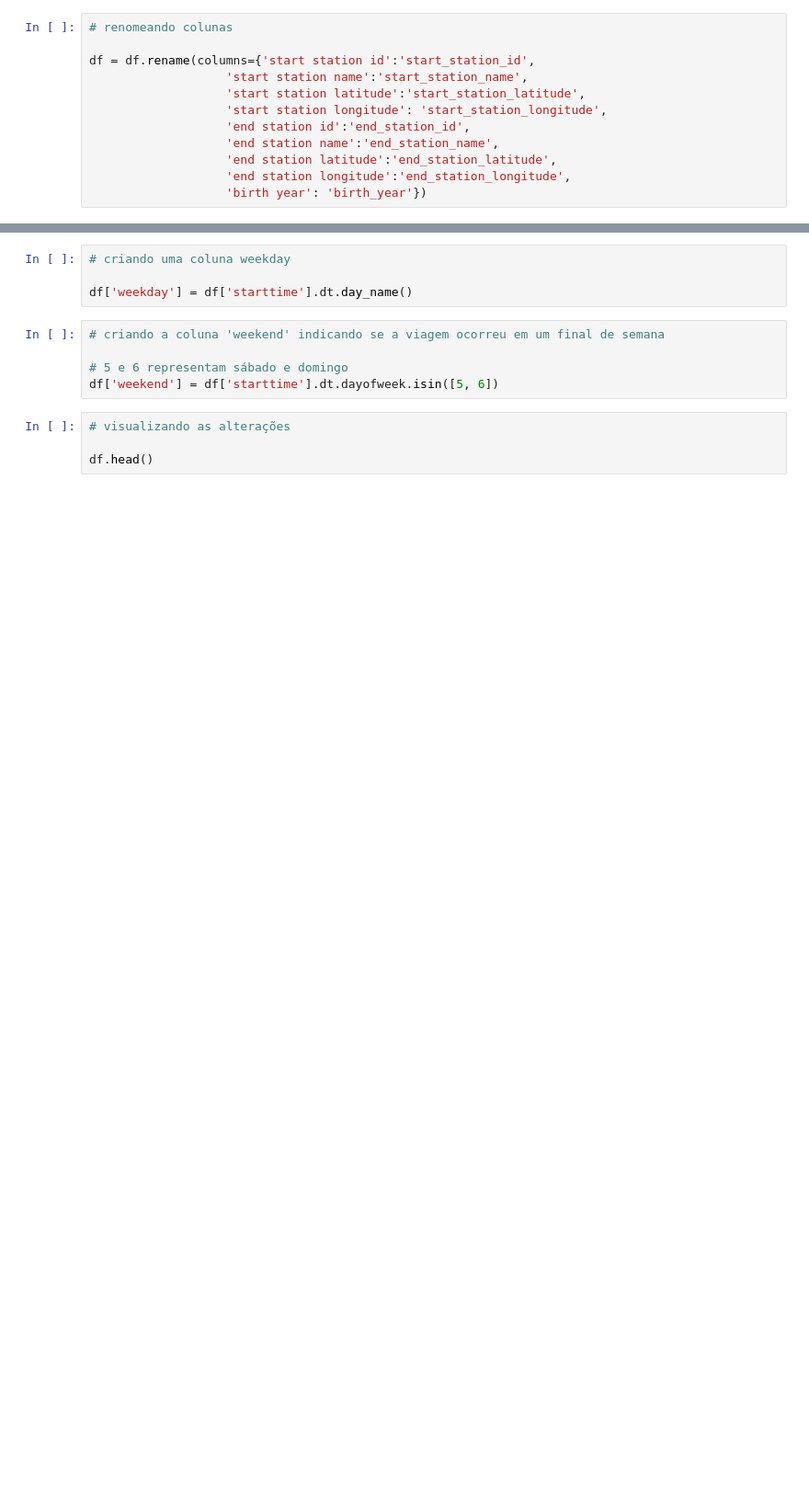
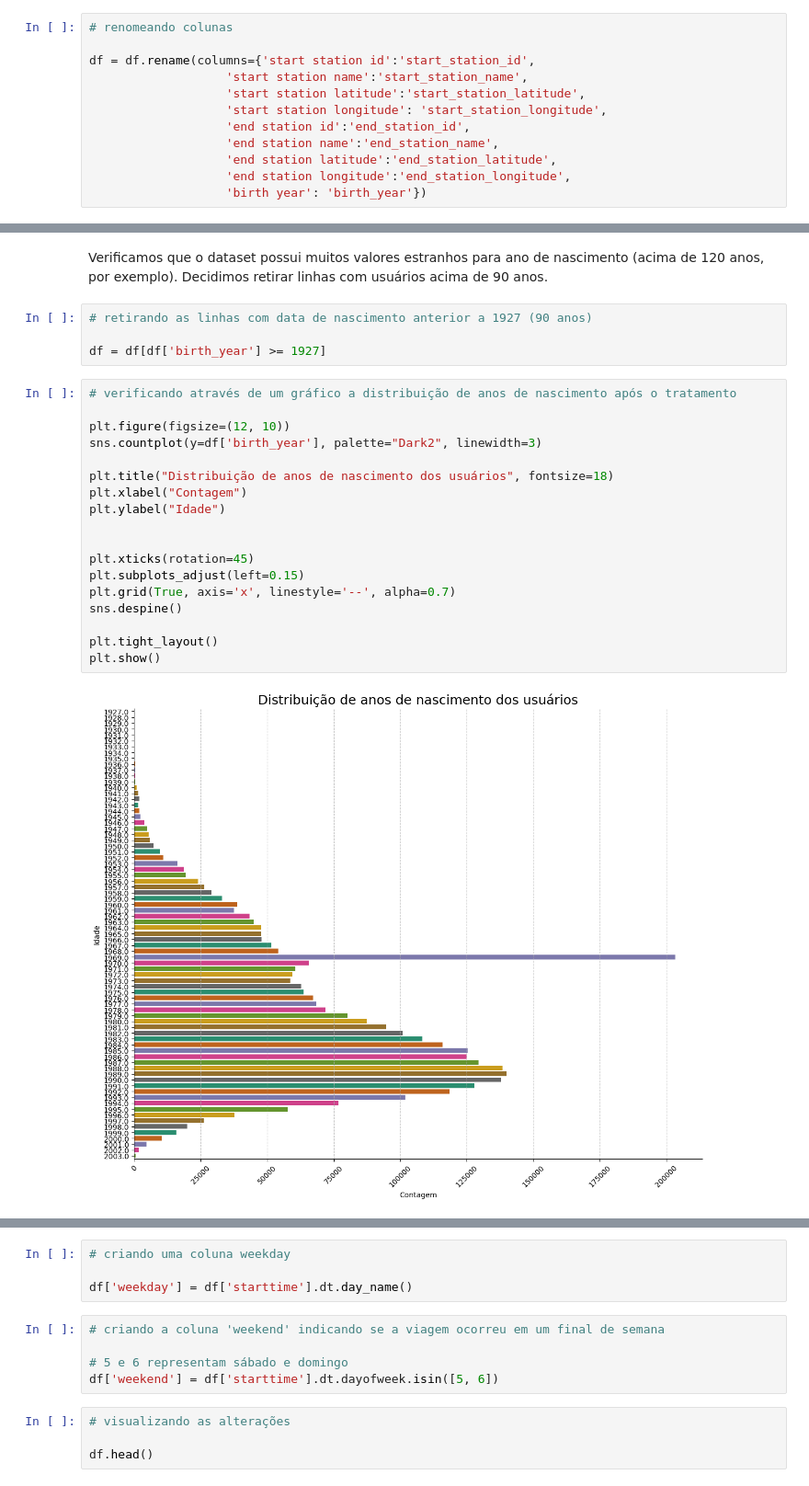
Before and after one commit to luiz-phy/Projeto-Citi-Bike, a Jupyter notebook: Projeto_Citi_Bike_ajustado.ipynb, the cells around one changed output, grey strips where cells are left out. Shown at 92% size. Cells and saved outputs as stored; diff of their text form; blank space fills up the shorter version.

```diff
--- a/Projeto_Citi_Bike_ajustado.ipynb
+++ b/Projeto_Citi_Bike_ajustado.ipynb
@@ -213,0 +237,26 @@ df = df[df['tripduration_min'] <= 120]
+# %% [markdown]
+Verificamos que o dataset possui muitos valores estranhos para ano de nascimento (acima de 120 anos, por exemplo). Decidimos retirar linhas com usuários acima de 90 anos.
+# %%
+# retirando as linhas com data de nascimento anterior a 1927 (90 anos)
+
+df = df[df['birth_year'] >= 1927]
+# %%
+# verificando através de um gráfico a distribuição de anos de nascimento após o tratamento
+
+plt.figure(figsize=(12, 10))
+sns.countplot(y=df['birth_year'], palette="Dark2", linewidth=3)
+
+plt.title("Distribuição de anos de nascimento dos usuários", fontsize=18)
+plt.xlabel("Contagem")
+plt.ylabel("Idade")
+
+
+plt.xticks(rotation=45)
+plt.subplots_adjust(left=0.15)
+plt.grid(True, axis='x', linestyle='--', alpha=0.7)
+sns.despine()
+
+plt.tight_layout()
+plt.show()
+# %% [output]
+[figure, added]
```
Also changed, not shown: parts of 67 cells of this notebook.
